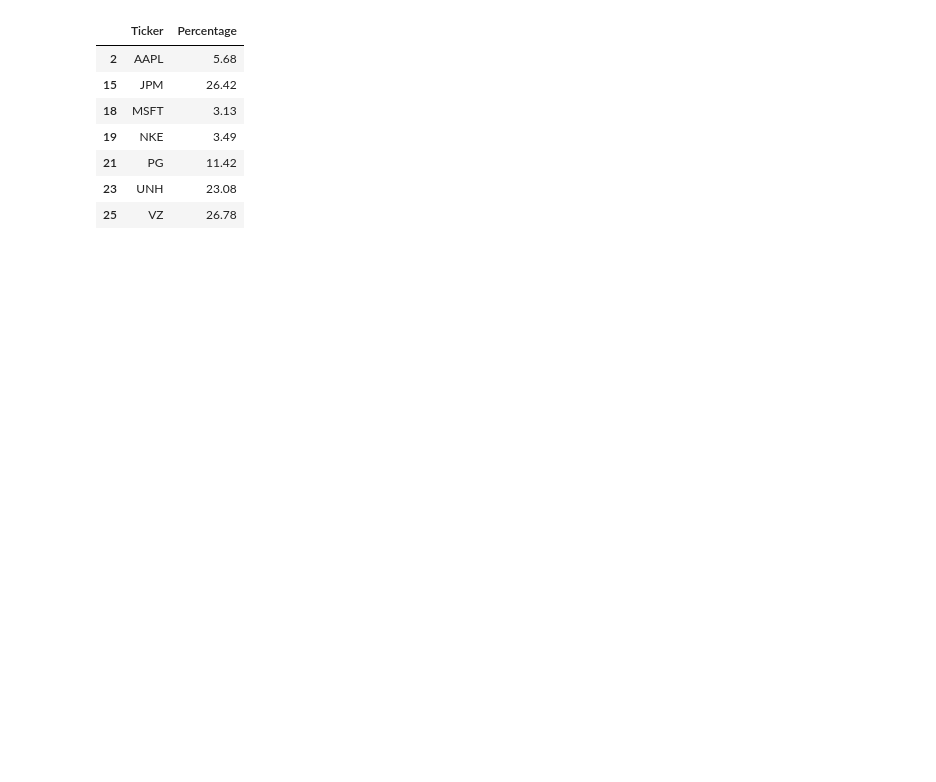
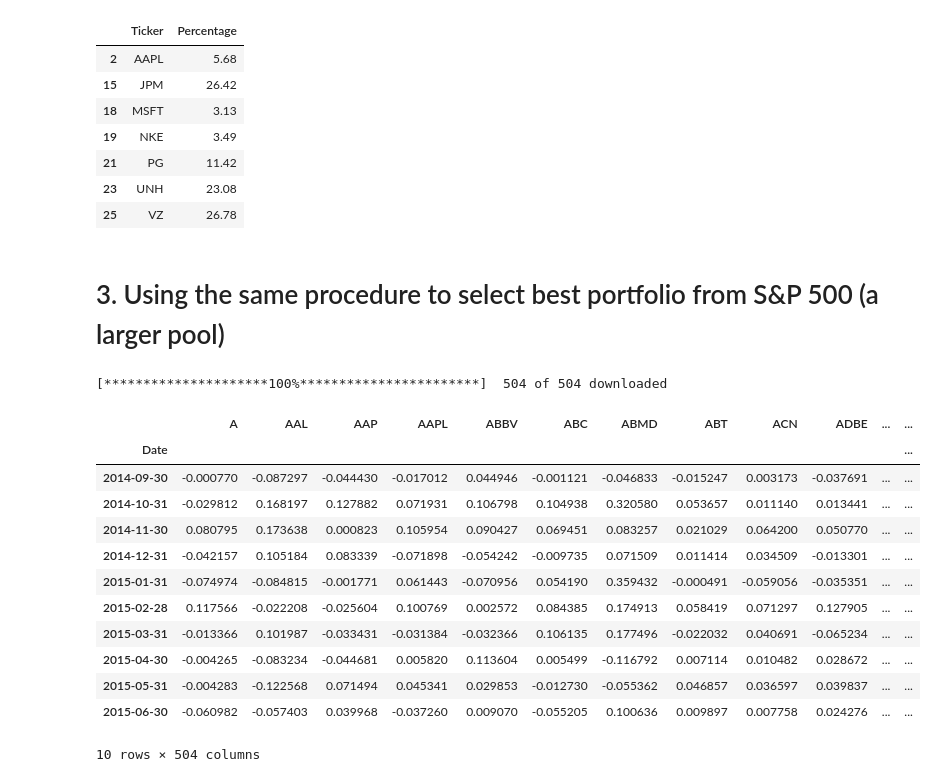
Before and after one commit to kwei321/Finance-Related-Notebook, a Jupyter notebook: 1. Simple Portfolio Optimizer.ipynb, the cells around one changed output. Cells and saved outputs as stored; diff of their text form; code cells hidden in the pictures; blank space fills up the shorter version.

```diff
--- a/1. Simple Portfolio Optimizer.ipynb
+++ b/1. Simple Portfolio Optimizer.ipynb
@@ -465,3 +467,36 @@ display(portfolio_DF[portfolio_DF["Percentage"] > 0.0001])
 | 21 | PG | 11.42 |
 | 23 | UNH | 23.08 |
 | 25 | VZ | 26.78 |
+# %% [markdown]
+# 3. Using the same procedure to select best portfolio from S&P 500 (a larger pool)
+# %%
+
+# load the SPY holding csv file from SPDR
+A = pd.read_csv("SPY_ALL_Holdings.csv")
+
+symbol_list1 = list(A["Identifier"])
+
+# Load Yahoo Data
+DF3 =  load_symbol(symbol_list1, period = "5y")
+
+# select adjusted close and fill missing values (especially for the DOW Company)
+DF3 = fill_missing_values(select_adjclose_column(DF3))
+
+# calculate monthly return and assign it to DF1
+DF4 = compute_monthly_return(DF3)
+DF4.head(10)
+# %% [output]
+[*********************100%***********************]  504 of 504 downloaded
+|  | A | AAL | AAP | AAPL | ABBV | ABC | ABMD | ABT | ACN | ADBE | ... | ... |
+| Date |  |  |  |  |  |  |  |  |  |  |  | ... |
+| 2014-09-30 | -0.000770 | -0.087297 | -0.044430 | -0.017012 | 0.044946 | -0.001121 | -0.046833 | -0.015247 | 0.003173 | -0.037691 | ... | ... |
+| 2014-10-31 | -0.029812 | 0.168197 | 0.127882 | 0.071931 | 0.106798 | 0.104938 | 0.320580 | 0.053657 | 0.011140 | 0.013441 | ... | ... |
+| 2014-11-30 | 0.080795 | 0.173638 | 0.000823 | 0.105954 | 0.090427 | 0.069451 | 0.083257 | 0.021029 | 0.064200 | 0.050770 | ... | ... |
+| 2014-12-31 | -0.042157 | 0.105184 | 0.083339 | -0.071898 | -0.054242 | -0.009735 | 0.071509 | 0.011414 | 0.034509 | -0.013301 | ... | ... |
+| 2015-01-31 | -0.074974 | -0.084815 | -0.001771 | 0.061443 | -0.070956 | 0.054190 | 0.359432 | -0.000491 | -0.059056 | -0.035351 | ... | ... |
+| 2015-02-28 | 0.117566 | -0.022208 | -0.025604 | 0.100769 | 0.002572 | 0.084385 | 0.174913 | 0.058419 | 0.071297 | 0.127905 | ... | ... |
+| 2015-03-31 | -0.013366 | 0.101987 | -0.033431 | -0.031384 | -0.032366 | 0.106135 | 0.177496 | -0.022032 | 0.040691 | -0.065234 | ... | ... |
+| 2015-04-30 | -0.004265 | -0.083234 | -0.044681 | 0.005820 | 0.113604 | 0.005499 | -0.116792 | 0.007114 | 0.010482 | 0.028672 | ... | ... |
+| 2015-05-31 | -0.004283 | -0.122568 | 0.071494 | 0.045341 | 0.029853 | -0.012730 | -0.055362 | 0.046857 | 0.036597 | 0.039837 | ... | ... |
+| 2015-06-30 | -0.060982 | -0.057403 | 0.039968 | -0.037260 | 0.009070 | -0.055205 | 0.100636 | 0.009897 | 0.007758 | 0.024276 | ... | ... |
+10 rows × 504 columns
```
Also changed, not shown: parts of 9 cells of this notebook, 2 other files.
